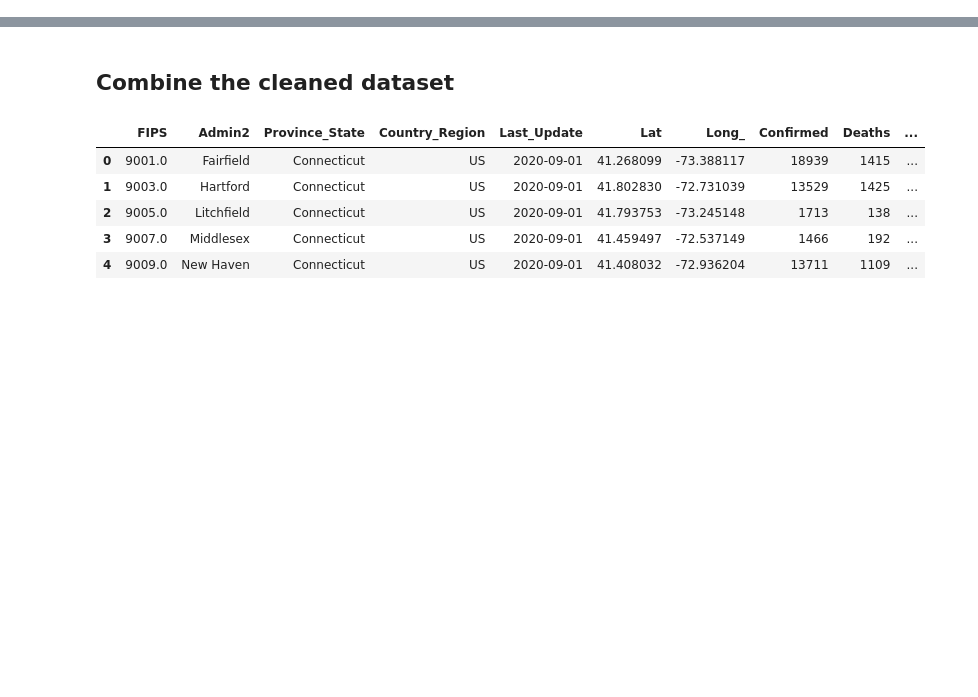
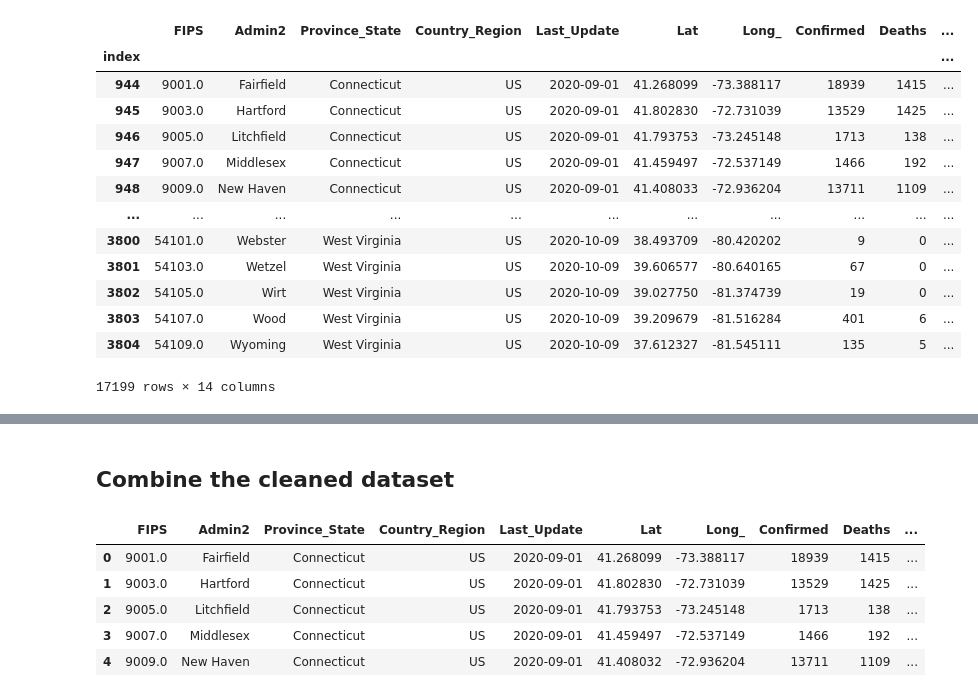
Before and after one commit to xinyi0351/Fall2020-Project2-group10, a Jupyter notebook: output/[project2] combine datasets.ipynb, the cells around one changed output, grey strips where cells are left out. Drawn from its saved outputs; the diff is of its cells as text; code cells hidden in the pictures; blank space fills up the shorter version.

```diff
--- a/output/[project2] combine datasets.ipynb
+++ b/output/[project2] combine datasets.ipynb
@@ -81,2 +85,20 @@ out
+# %%
+cleaned.reset_index()
+cleaned
+# %% [output]
+|  | FIPS | Admin2 | Province_State | Country_Region | Last_Update | Lat | Long_ | Confirmed | Deaths | ... |
+| index |  |  |  |  |  |  |  |  |  | ... |
+| 944 | 9001.0 | Fairfield | Connecticut | US | 2020-09-01 | 41.268099 | -73.388117 | 18939 | 1415 | ... |
+| 945 | 9003.0 | Hartford | Connecticut | US | 2020-09-01 | 41.802830 | -72.731039 | 13529 | 1425 | ... |
+| 946 | 9005.0 | Litchfield | Connecticut | US | 2020-09-01 | 41.793753 | -73.245148 | 1713 | 138 | ... |
+| 947 | 9007.0 | Middlesex | Connecticut | US | 2020-09-01 | 41.459497 | -72.537149 | 1466 | 192 | ... |
+| 948 | 9009.0 | New Haven | Connecticut | US | 2020-09-01 | 41.408033 | -72.936204 | 13711 | 1109 | ... |
+| ... | ... | ... | ... | ... | ... | ... | ... | ... | ... | ... |
+| 3800 | 54101.0 | Webster | West Virginia | US | 2020-10-09 | 38.493709 | -80.420202 | 9 | 0 | ... |
+| 3801 | 54103.0 | Wetzel | West Virginia | US | 2020-10-09 | 39.606577 | -80.640165 | 67 | 0 | ... |
+| 3802 | 54105.0 | Wirt | West Virginia | US | 2020-10-09 | 39.027750 | -81.374739 | 19 | 0 | ... |
+| 3803 | 54107.0 | Wood | West Virginia | US | 2020-10-09 | 39.209679 | -81.516284 | 401 | 6 | ... |
+| 3804 | 54109.0 | Wyoming | West Virginia | US | 2020-10-09 | 37.612327 | -81.545111 | 135 | 5 | ... |
+17199 rows × 14 columns
 # %%
 # when you're done, export to csv
```
Also changed, not shown: parts of 13 cells of this notebook, 5 other files.
